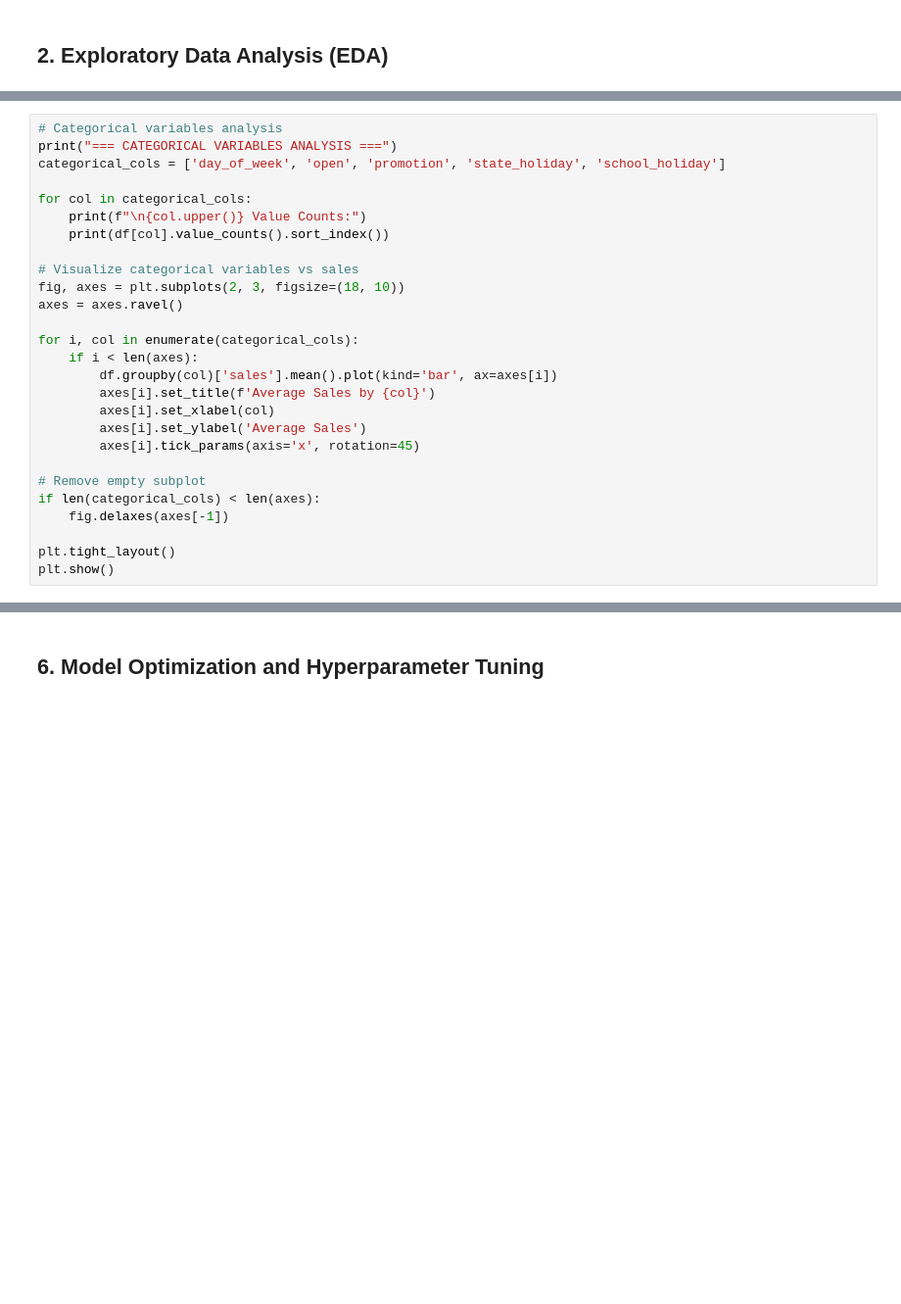
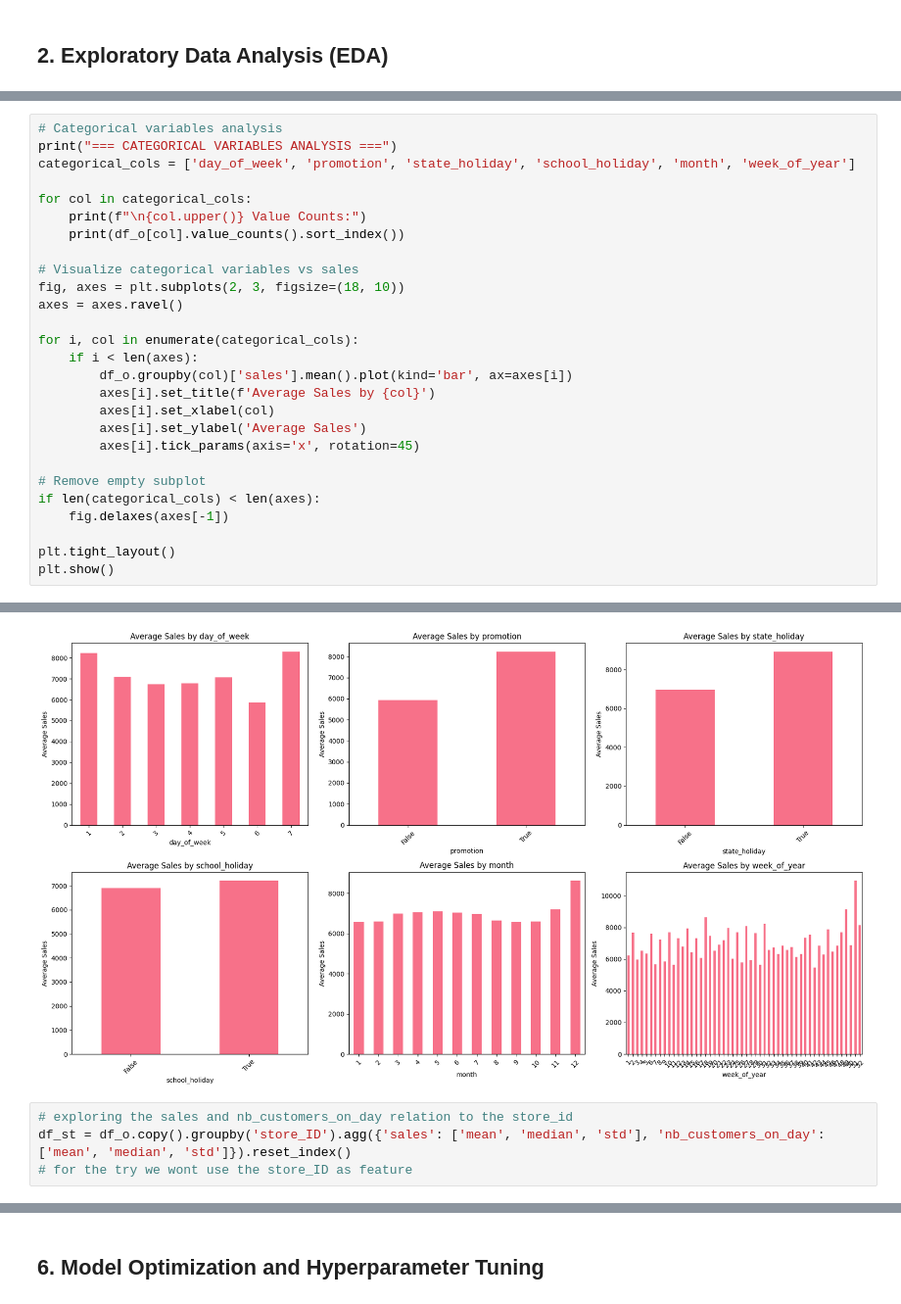
Before and after one commit to NAVSmith/sales_pred_project_ih, a Jupyter notebook: main/inital_work.ipynb, the cells around one changed output, grey strips where cells are left out. Shown at 98% size. Saved outputs shown, nothing was run; the diff lists cells and outputs as text; blank space fills up the shorter version.

Commit message:
some kind of a model

```diff
--- a/main/inital_work.ipynb
+++ b/main/inital_work.ipynb
@@ -82,11 +390,11 @@ plt.show()
 # %%
 # Categorical variables analysis
 print("=== CATEGORICAL VARIABLES ANALYSIS ===")
-categorical_cols = ['day_of_week', 'open', 'promotion', 'state_holiday', 'school_holiday']
+categorical_cols = ['day_of_week', 'promotion', 'state_holiday', 'school_holiday', 'month', 'week_of_year']
 
 for col in categorical_cols:
     print(f"\n{col.upper()} Value Counts:")
-    print(df[col].value_counts().sort_index())
+    print(df_o[col].value_counts().sort_index())
 
 # Visualize categorical variables vs sales
 fig, axes = plt.subplots(2, 3, figsize=(18, 10))
@@ -94,7 +402,7 @@ axes = axes.ravel()
 
 for i, col in enumerate(categorical_cols):
     if i < len(axes):
-        df.groupby(col)['sales'].mean().plot(kind='bar', ax=axes[i])
+        df_o.groupby(col)['sales'].mean().plot(kind='bar', ax=axes[i])
         axes[i].set_title(f'Average Sales by {col}')
         axes[i].set_xlabel(col)
         axes[i].set_ylabel('Average Sales')
@@ -106,3 +414,4 @@ if len(categorical_cols) < len(axes):
 
 plt.tight_layout()
 plt.show()
+# %% [output]
@@ -108,0 +435,5 @@ plt.show()
+[figure, added]
+# %%
+# exploring the sales and nb_customers_on_day relation to the store_id
+df_st = df_o.copy().groupby('store_ID').agg({'sales': ['mean', 'median', 'std'], 'nb_customers_on_day': ['mean', 'median', 'std']}).reset_index()
+# for the try we wont use the store_ID as feature
```
Also changed, not shown: parts of 66 cells of this notebook, 1 other file.
